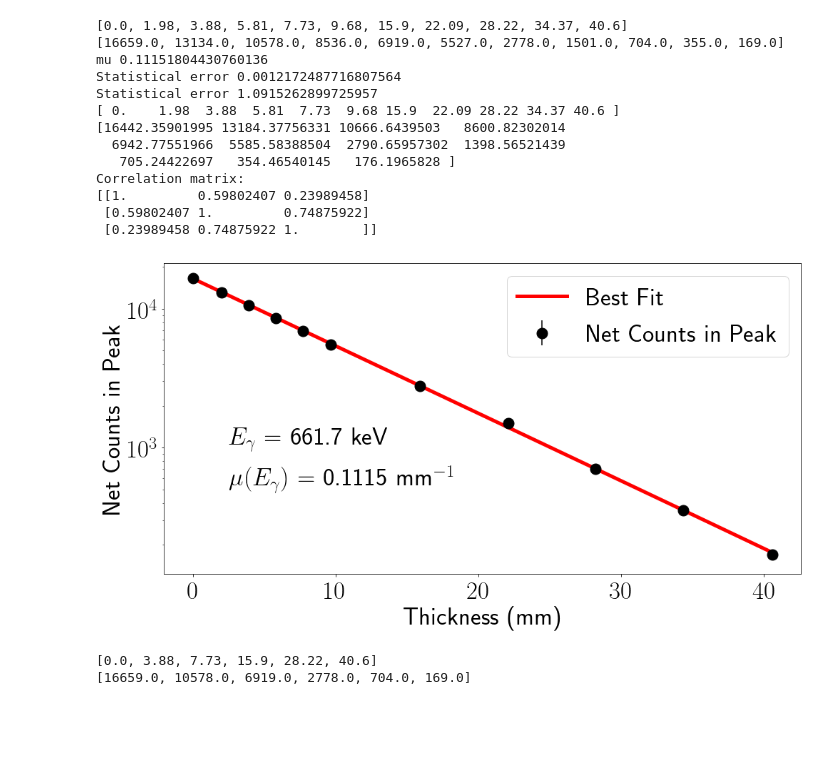
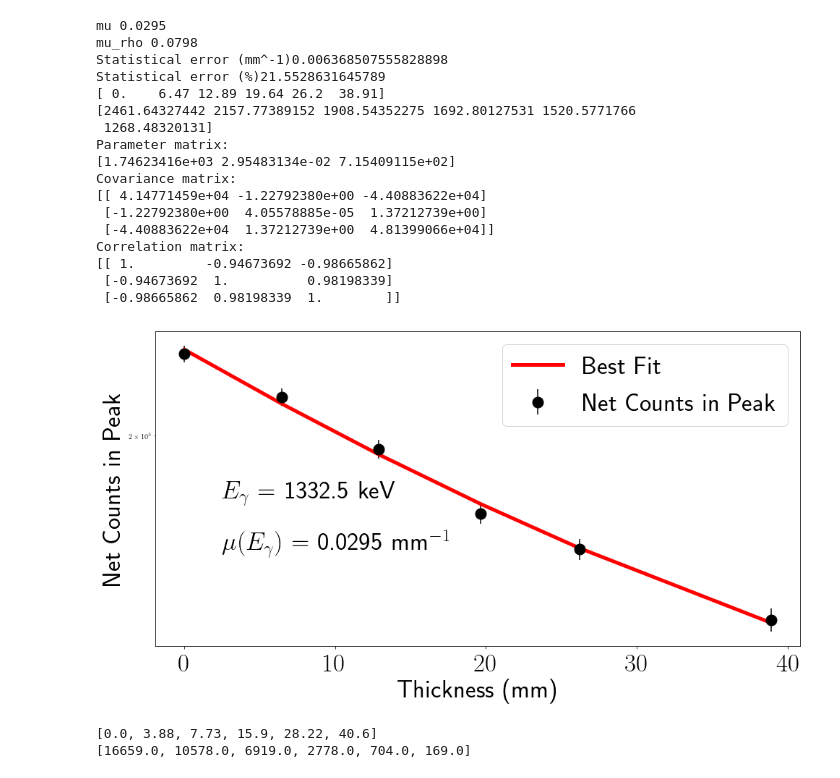
Before and after one commit to gk023/king-stomps-phy451, a Jupyter notebook: gamma/att-calc.ipynb, the cells around one changed output. Saved outputs shown, nothing was run; the diff lists cells and outputs as text; code cells hidden in the pictures; blank space fills up the shorter version.

```diff
--- a/gamma/att-calc.ipynb
+++ b/gamma/att-calc.ipynb
@@ -12,12 +12,13 @@ def func(x,a,b,c):
 
 plt.rc('text', usetex=True)
 # %%
-#137Cs with Pb shielding
+#Fill in energies and use right text files
 t=[]
 counts=[]
 E=[]
-f=open('Pb-data.txt','r')
-for line in f.readlines()[1:]:
+f=open('al-60co2.txt','r')
+
+for line in f.readlines():
     line = line.strip().split()
     nrg=float(line[0])
     thick=float(line[1])
@@ -29,8 +30,8 @@ for line in f.readlines()[1:]:
 
 photopeaks.append(E[0])
 
-print(t)
-print(counts)
+#print(t)
+#print(counts)
 
 thickness = np.asarray(t)
 net = np.asarray(counts)
@@ -38,23 +39,26 @@ net = np.asarray(counts)
 err = []
 
 for count in net:
-    e = np.sqrt(count)
+    e = np.sqrt(count)+0.0197
     err.append(e)
 
 error = np.asarray(err)
 
 popt, pcov = curve_fit(func, thickness, net, sigma = error, p0=[17000,0.05,300])
 
-print('mu '+str(popt[1]))
+mu = str(round(popt[1],4))
 
-print('Statistical error '+str(np.sqrt(pcov[1][1])))
+mu_rho = str(round(2.699*popt[1],4)) #put in the right value once we know it to compare
+#with the XCOM value
 
-print('Statistical error '+str(100*np.sqrt(pcov[1][1])/popt[1]))
+print('mu '+mu)
 
-mu_pb = str(round(popt[1],4))
+print('mu_rho '+mu_rho)
 
-rho_pb = 1.00 #put in the right value once we know it to compare
-#with the XCOM value
+print('Statistical error (mm^-1)'+str(np.sqrt(pcov[1][1])))
+
+print('Statistical error (%)'+str(100*np.sqrt(pcov[1][1])/popt[1]))
+
 
 fig=plt.figure(figsize=(16,8))
 
@@ -67,49 +71,58 @@ plt.ylabel("Net Counts in Peak",fontsize=35)
 plt.tick_params(axis='x',labelsize=35)
 plt.tick_params(axis='y',labelsize=35)
 plt.yscale('log')
 plt.legend(loc='best',fontsize=35)
 
-plt.text(2.5,1000, r'$E_{\gamma}$ = 661.7 keV', fontsize = 35)
-plt.text(2.5,500, r'$\mu(E_{\gamma})$ = '+mu_pb+" mm$^{-1}$", fontsize = 35)
+plt.text(2.5,1700, r'$E_{\gamma}$ = 1332.5 keV', fontsize = 35)
+plt.text(2.5,1500, r'$\mu(E_{\gamma})$ = '+mu+" mm$^{-1}$", fontsize = 35)
 
-plt.savefig("137cs-pb.pdf")
+plt.savefig("60co-al-1332.pdf")
 
 
 print(thickness)
 print(func(thickness,*popt))
 
 # Calculating the diagonal^(-1/2) of covariance matrix\n",
 diag=np.zeros((3,3))
 for i in range(0,3):
     for j in range(0,3):
         if(i != j):
             diag[i][j] = 0
         else:
             diag[i][j] = 1/np.sqrt(pcov[i][j])
 
 
 
 pcorr=np.matmul(diag,np.matmul(pcov,diag))
 
 
+print("Parameter matrix: ")
+print(popt)
+
+print("Covariance matrix: ")
+print(pcov)
 
 print("Correlation matrix: ")
 print(pcorr)
 # %% [output]
-[0.0, 1.98, 3.88, 5.81, 7.73, 9.68, 15.9, 22.09, 28.22, 34.37, 40.6]
-[16659.0, 13134.0, 10578.0, 8536.0, 6919.0, 5527.0, 2778.0, 1501.0, 704.0, 355.0, 169.0]
-mu 0.11151804430760136
-Statistical error 0.0012172487716807564
-Statistical error 1.0915262899725957
-[ 0.    1.98  3.88  5.81  7.73  9.68 15.9  22.09 28.22 34.37 40.6 ]
-[16442.35901995 13184.37756331 10666.6439503   8600.82302014
-  6942.77551966  5585.58388504  2790.65957302  1398.56521439
-   705.24422697   354.46540145   176.1965828 ]
+mu 0.0295
+mu_rho 0.0798
+Statistical error (mm^-1)0.006368507555828898
+Statistical error (%)21.5528631645789
+[ 0.    6.47 12.89 19.64 26.2  38.91]
+[2461.64327442 2157.77389152 1908.54352275 1692.80127531 1520.5771766
+ 1268.48320131]
+Parameter matrix:
+[1.74623416e+03 2.95483134e-02 7.15409115e+02]
+Covariance matrix:
+[[ 4.14771459e+04 -1.22792380e+00 -4.40883622e+04]
+ [-1.22792380e+00  4.05578885e-05  1.37212739e+00]
+ [-4.40883622e+04  1.37212739e+00  4.81399066e+04]]
 Correlation matrix:
-[[1.         0.59802407 0.23989458]
- [0.59802407 1.         0.74875922]
- [0.23989458 0.74875922 1.        ]]
+[[ 1.         -0.94673692 -0.98665862]
+ [-0.94673692  1.          0.98198339]
+ [-0.98665862  0.98198339  1.        ]]
-[figure, old version]
+[figure, new version]
 # %%
 t2=[]
 counts2=[]
```
Also changed, not shown: 14 other files.
